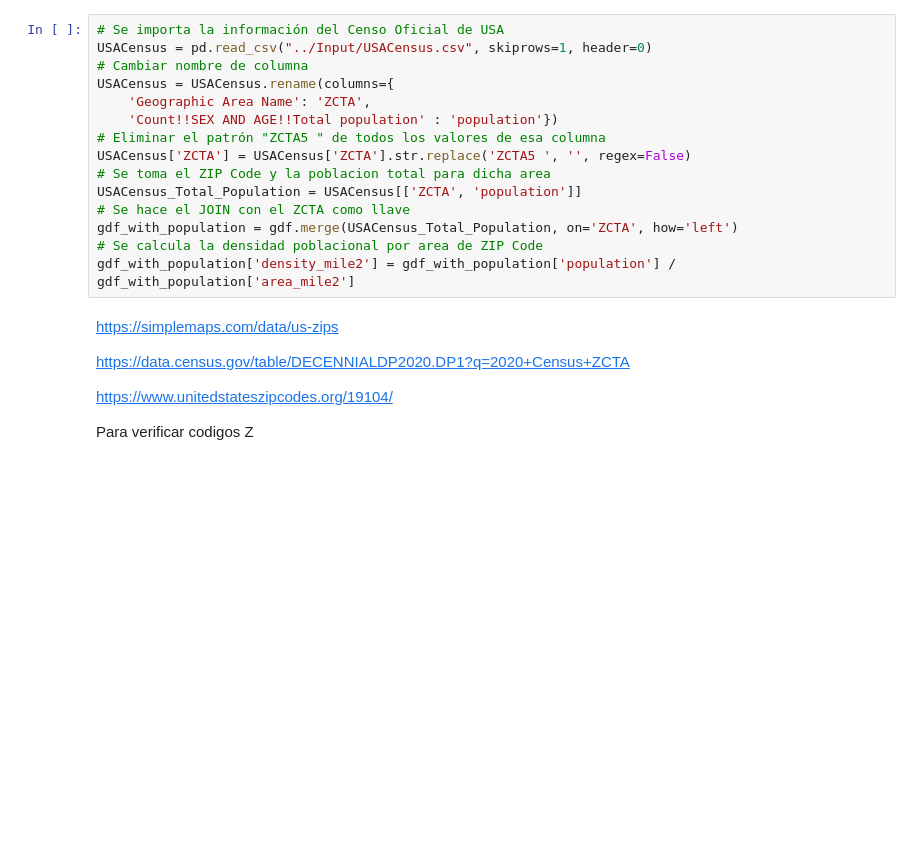
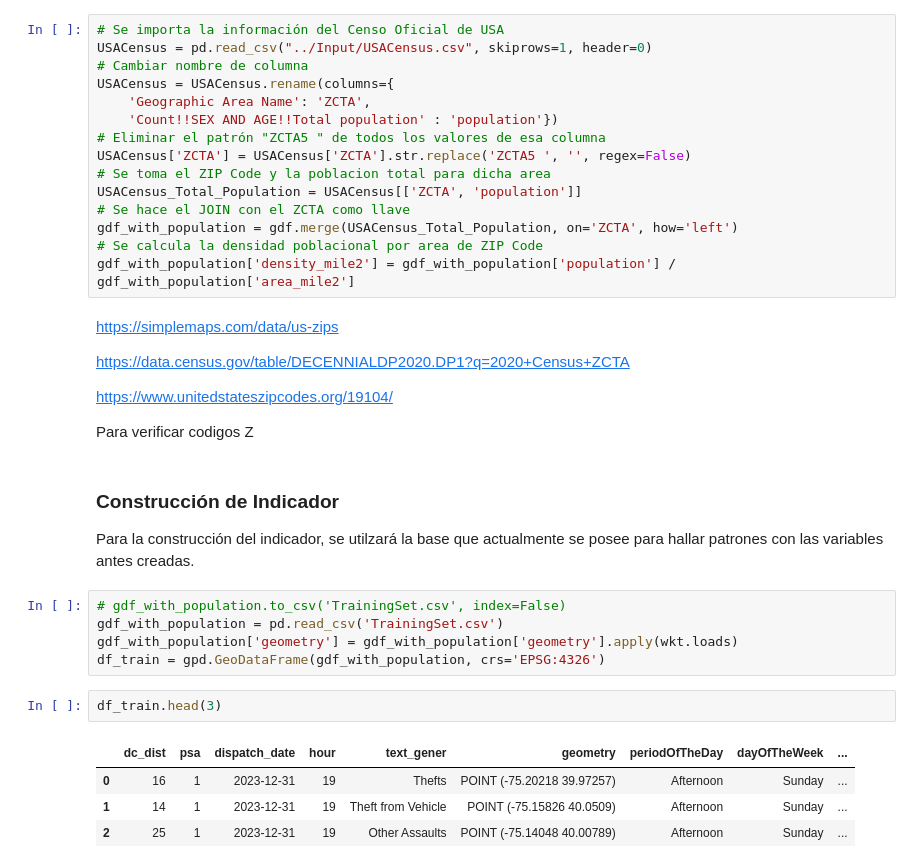
Before and after one commit to dnunez29/Trabajo-Final-Graduacion, a Jupyter notebook: Scripts/TFM_DanielNunezVargas_Cartografica.ipynb, the cells around one changed output. Saved outputs shown, nothing was run; the diff lists cells and outputs as text; blank space fills up the shorter version.

```diff
--- a/Scripts/TFM_DanielNunezVargas_Cartografica.ipynb
+++ b/Scripts/TFM_DanielNunezVargas_Cartografica.ipynb
@@ -418,3 +420,19 @@ https://data.census.gov/table/DECENNIALDP2020.DP1?q=2020+Census+ZCTA
 https://www.unitedstateszipcodes.org/19104/
 
 Para verificar codigos Z
+# %% [markdown]
+### Construcción de Indicador
+
+Para la construcción del indicador, se utilzará la base que actualmente se posee para hallar patrones con las variables antes creadas.
+# %%
+# gdf_with_population.to_csv('TrainingSet.csv', index=False)
+gdf_with_population = pd.read_csv('TrainingSet.csv')
+gdf_with_population['geometry'] = gdf_with_population['geometry'].apply(wkt.loads)
+df_train = gpd.GeoDataFrame(gdf_with_population, crs='EPSG:4326')
+# %%
+df_train.head(3)
+# %% [output]
+|  | dc_dist | psa | dispatch_date | hour | text_gener | geometry | periodOfTheDay | dayOfTheWeek | ... |
+| 0 | 16 | 1 | 2023-12-31 | 19 | Thefts | POINT (-75.20218 39.97257) | Afternoon | Sunday | ... |
+| 1 | 14 | 1 | 2023-12-31 | 19 | Theft from Vehicle | POINT (-75.15826 40.0509) | Afternoon | Sunday | ... |
+| 2 | 25 | 1 | 2023-12-31 | 19 | Other Assaults | POINT (-75.14048 40.00789) | Afternoon | Sunday | ... |
```
Also changed, not shown: parts of 17 cells of this notebook, 2 other files.
